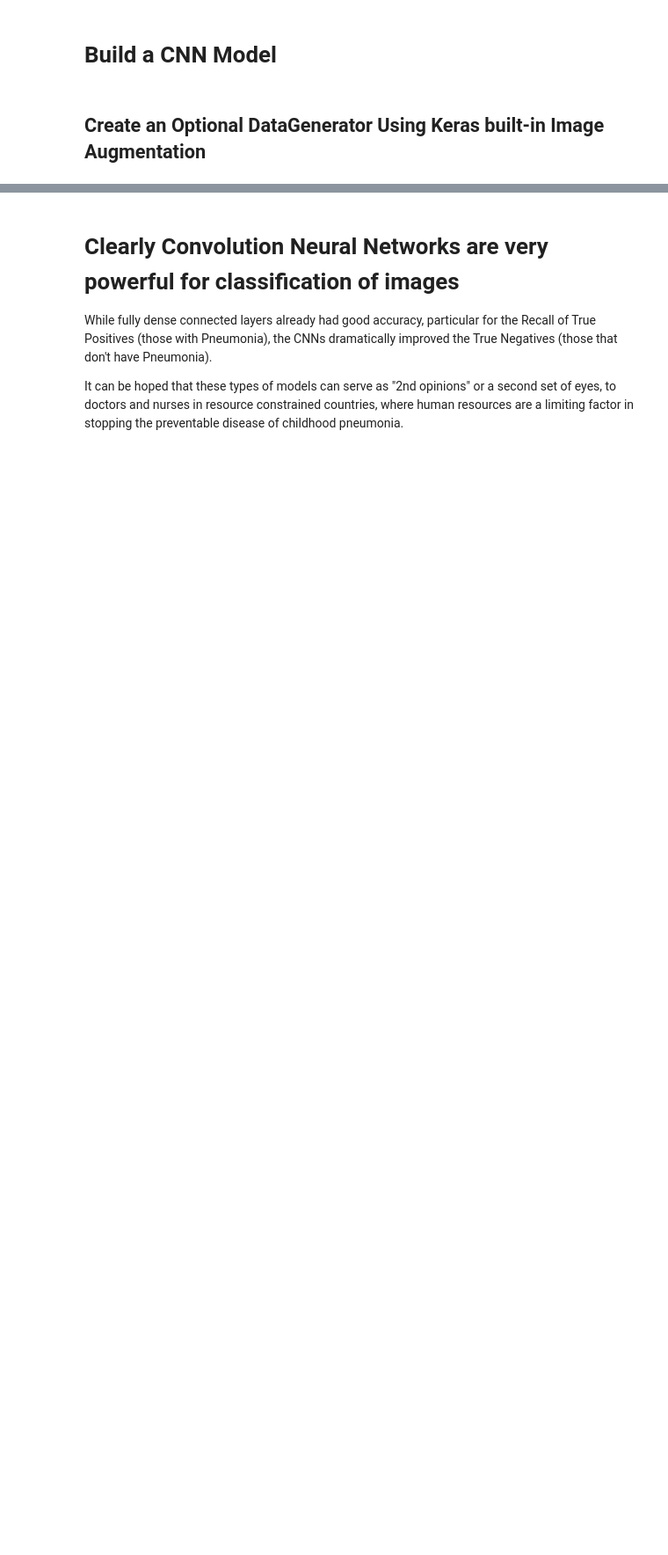
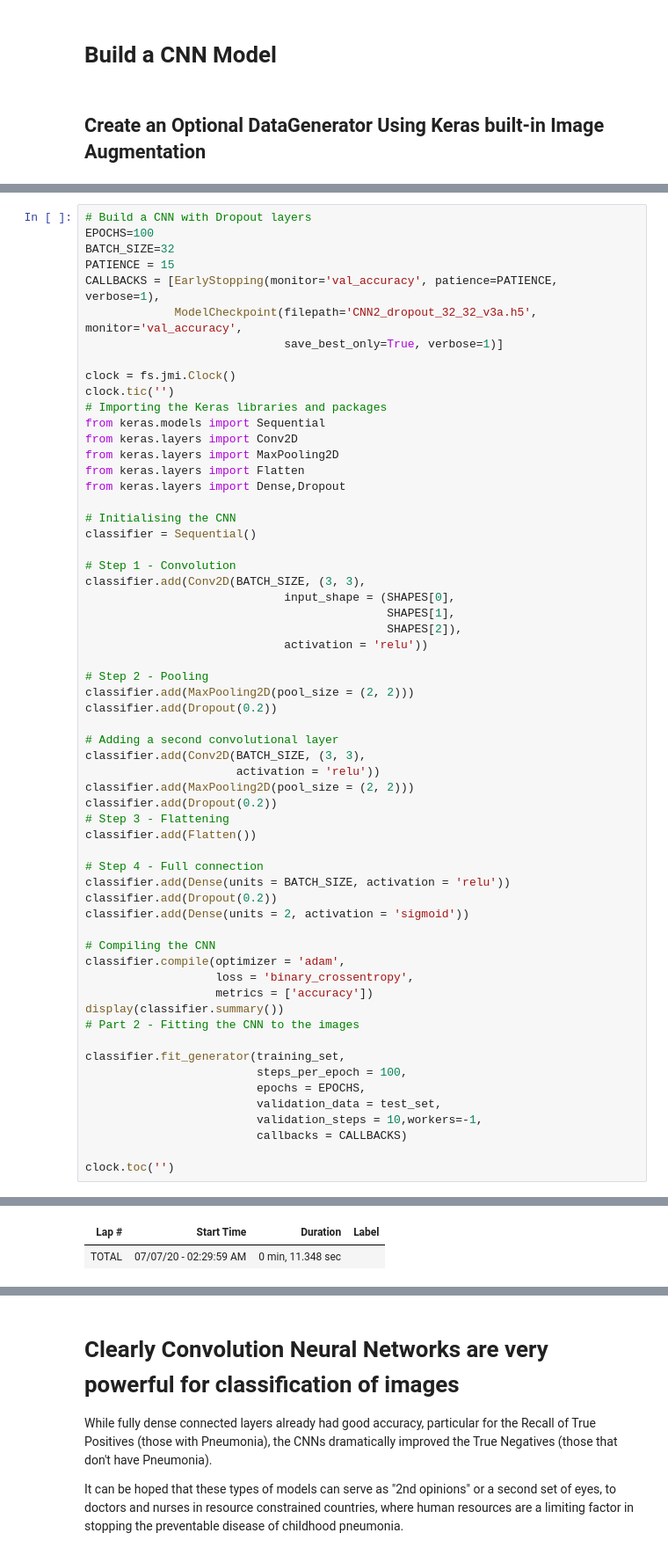
Before and after one commit to sn95033/pneumonia-detection, a Jupyter notebook: Pneumonia_32_32_v3a.ipynb, the cells around one changed output, grey strips where cells are left out. Shown at 88% size. Cells and saved outputs as stored; diff of their text form; blank space fills up the shorter version.

```diff
--- a/Pneumonia_32_32_v3a.ipynb
+++ b/Pneumonia_32_32_v3a.ipynb
@@ -1306,0 +1396,61 @@ Summary Table of Clocked Processes
+# %%
+# Build a CNN with Dropout layers
+EPOCHS=100
+BATCH_SIZE=32
+PATIENCE = 15
+CALLBACKS = [EarlyStopping(monitor='val_accuracy', patience=PATIENCE, verbose=1),
+             ModelCheckpoint(filepath='CNN2_dropout_32_32_v3a.h5', monitor='val_accuracy',
+                             save_best_only=True, verbose=1)]
+
+clock = fs.jmi.Clock()
+clock.tic('')
+# Importing the Keras libraries and packages
+from keras.models import Sequential
+from keras.layers import Conv2D
+from keras.layers import MaxPooling2D
+from keras.layers import Flatten
+from keras.layers import Dense,Dropout
+
+# Initialising the CNN
+classifier = Sequential()
+
+# Step 1 - Convolution
+classifier.add(Conv2D(BATCH_SIZE, (3, 3),
+                             input_shape = (SHAPES[0],
+                                            SHAPES[1],
+                                            SHAPES[2]),
+                             activation = 'relu'))
+
+# Step 2 - Pooling
+classifier.add(MaxPooling2D(pool_size = (2, 2)))
+classifier.add(Dropout(0.2))
+
+# Adding a second convolutional layer
+classifier.add(Conv2D(BATCH_SIZE, (3, 3),
+                      activation = 'relu'))
+classifier.add(MaxPooling2D(pool_size = (2, 2)))
+classifier.add(Dropout(0.2))
+# Step 3 - Flattening
+classifier.add(Flatten())
+
+# Step 4 - Full connection
+classifier.add(Dense(units = BATCH_SIZE, activation = 'relu'))
+classifier.add(Dropout(0.2))
+classifier.add(Dense(units = 2, activation = 'sigmoid'))
+
+# Compiling the CNN
+classifier.compile(optimizer = 'adam',
+                   loss = 'binary_crossentropy',
+                   metrics = ['accuracy'])
+display(classifier.summary())
+# Part 2 - Fitting the CNN to the images
+
+classifier.fit_generator(training_set,
+                         steps_per_epoch = 100,
+                         epochs = EPOCHS,
+                         validation_data = test_set,
+                         validation_steps = 10,workers=-1,
+                         callbacks = CALLBACKS)
+
+clock.toc('')
+# %% [output]
@@ -1307 +1493,3 @@ Summary Table of Clocked Processes
+| Lap # | Start Time | Duration | Label |
+| TOTAL | 07/07/20 - 02:29:59 AM | 0 min, 11.348 sec |  |
 # %%
```
Also changed, not shown: parts of 40 cells of this notebook.
